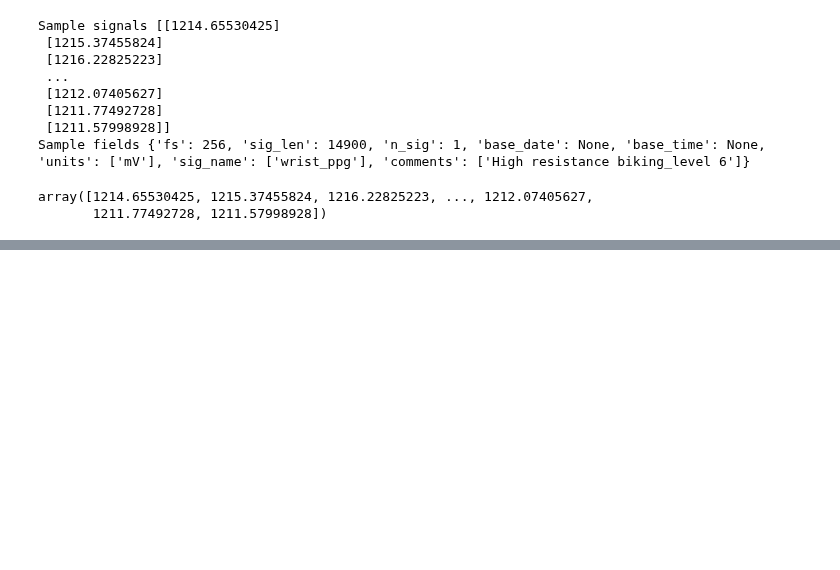
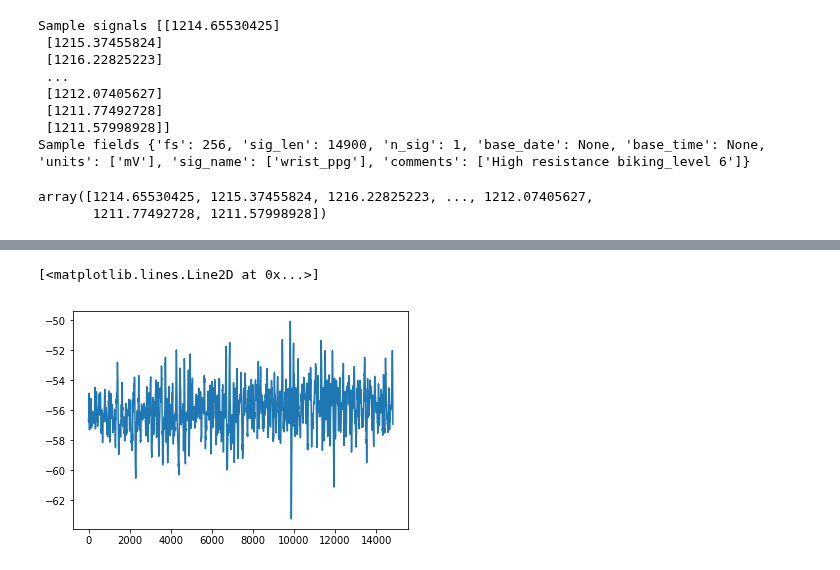
Before and after one commit to hossein20s/Average_Blood_Pressure_estimation, a Jupyter notebook: wrist_ppg.ipynb, the cells around one changed output, grey strips where cells are left out. Saved outputs shown, nothing was run; the diff lists cells and outputs as text; code cells hidden in the pictures; blank space fills up the shorter version.

Commit message:
applied ramtin model

```diff
--- a/wrist_ppg.ipynb
+++ b/wrist_ppg.ipynb
@@ -107,0 +110,13 @@ Saving to: ‘facets_display.ipynb’
+# %%
+import numpy as np
+
+print(df.shape)
+print(df.iloc[0:10,0])
+data = df.values
+data_size = data.shape[0]
+window_size = 80
+windowed = np.zeros((data_size - window_size, window_size))
+for counter in range(data_size - window_size):
+  xx = data[counter:counter + window_size,0]
+  windowed[counter,:] = xx
+print(windowed.shape)
@@ -107,0 +137,4 @@ Saving to: ‘facets_display.ipynb’
+# %%
+print(windowed.shape)
+X = np.expand_dims(windowed, axis=-1)
+print(X.shape)
@@ -107,0 +168,4 @@ Saving to: ‘facets_display.ipynb’
+# %%
+model = load_model_json('ramtin')
+load_model_weights(model, 'ramtin')
+predicted_bp = model.predict(X)
@@ -107,0 +183,5 @@ Saving to: ‘facets_display.ipynb’
+# %%
+plt.plot(predicted_bp)
+# %% [output]
+[<matplotlib.lines.Line2D at 0x...>]
+[figure, added]
```
Also changed, not shown: parts of 10 cells of this notebook.
